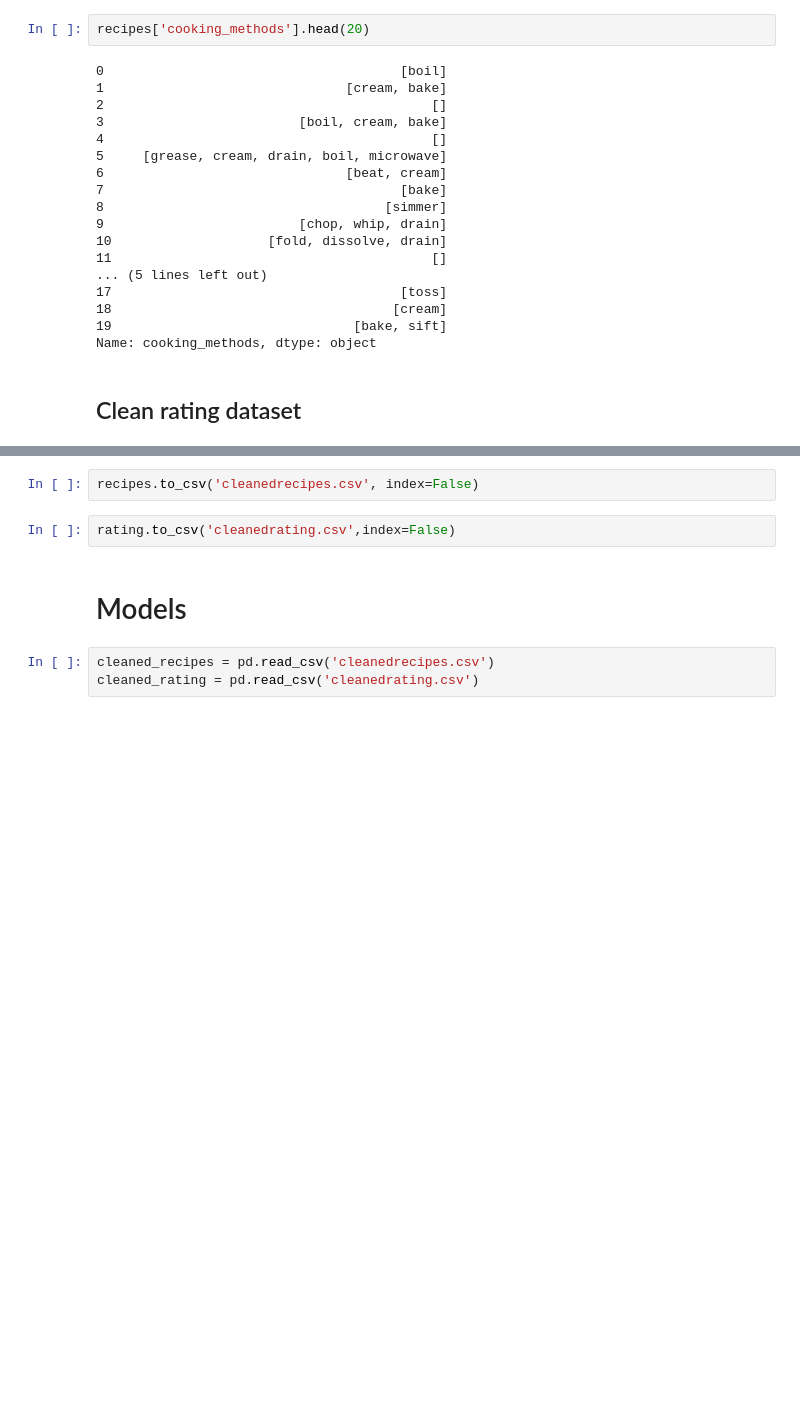
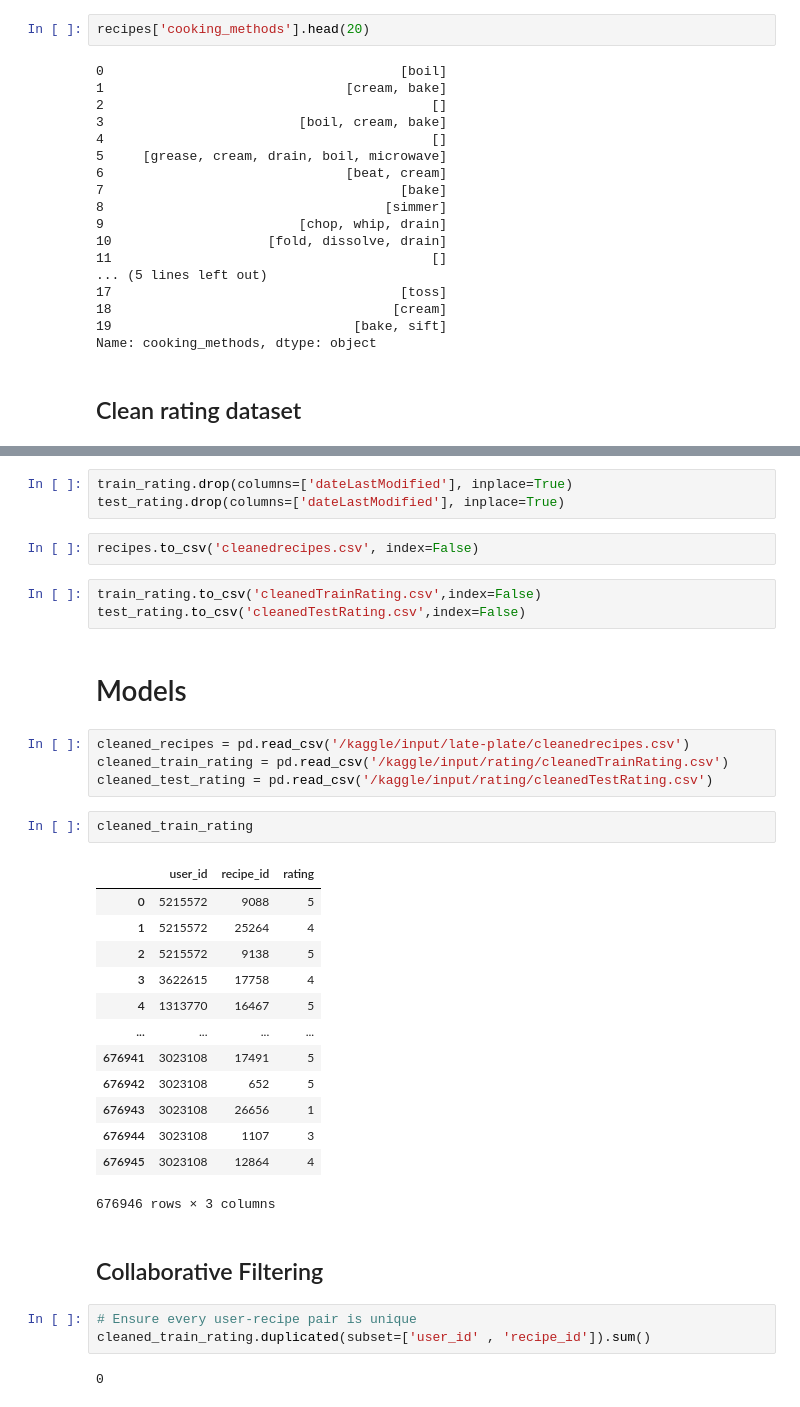
Before and after one commit to Late-Plate/AI-Models, a Jupyter notebook: Recipes Preprocessing.ipynb, the cells around one changed output, grey strips where cells are left out. Saved outputs shown, nothing was run; the diff lists cells and outputs as text; blank space fills up the shorter version.

```diff
--- a/Recipes Preprocessing.ipynb
+++ b/Recipes Preprocessing.ipynb
@@ -252,9 +244,37 @@ rating.head()
+# %%
+train_rating.drop(columns=['dateLastModified'], inplace=True)
+test_rating.drop(columns=['dateLastModified'], inplace=True)
 # %%
 recipes.to_csv('cleanedrecipes.csv', index=False)
 # %%
-rating.to_csv('cleanedrating.csv',index=False)
+train_rating.to_csv('cleanedTrainRating.csv',index=False)
+test_rating.to_csv('cleanedTestRating.csv',index=False)
 # %% [markdown]
 # Models
 # %%
-cleaned_recipes = pd.read_csv('cleanedrecipes.csv')
-cleaned_rating = pd.read_csv('cleanedrating.csv')
+cleaned_recipes = pd.read_csv('/kaggle/input/late-plate/cleanedrecipes.csv')
+cleaned_train_rating = pd.read_csv('/kaggle/input/rating/cleanedTrainRating.csv')
+cleaned_test_rating = pd.read_csv('/kaggle/input/rating/cleanedTestRating.csv')
+# %%
+cleaned_train_rating
+# %% [output]
+|  | user_id | recipe_id | rating |
+| 0 | 5215572 | 9088 | 5 |
+| 1 | 5215572 | 25264 | 4 |
+| 2 | 5215572 | 9138 | 5 |
+| 3 | 3622615 | 17758 | 4 |
+| 4 | 1313770 | 16467 | 5 |
+| ... | ... | ... | ... |
+| 676941 | 3023108 | 17491 | 5 |
+| 676942 | 3023108 | 652 | 5 |
+| 676943 | 3023108 | 26656 | 1 |
+| 676944 | 3023108 | 1107 | 3 |
+| 676945 | 3023108 | 12864 | 4 |
+676946 rows × 3 columns
+# %% [markdown]
+## Collaborative Filtering
+# %%
+# Ensure every user-recipe pair is unique
+cleaned_train_rating.duplicated(subset=['user_id' , 'recipe_id']).sum()
+# %% [output]
+0
```
Also changed, not shown: parts of 19 cells of this notebook.
